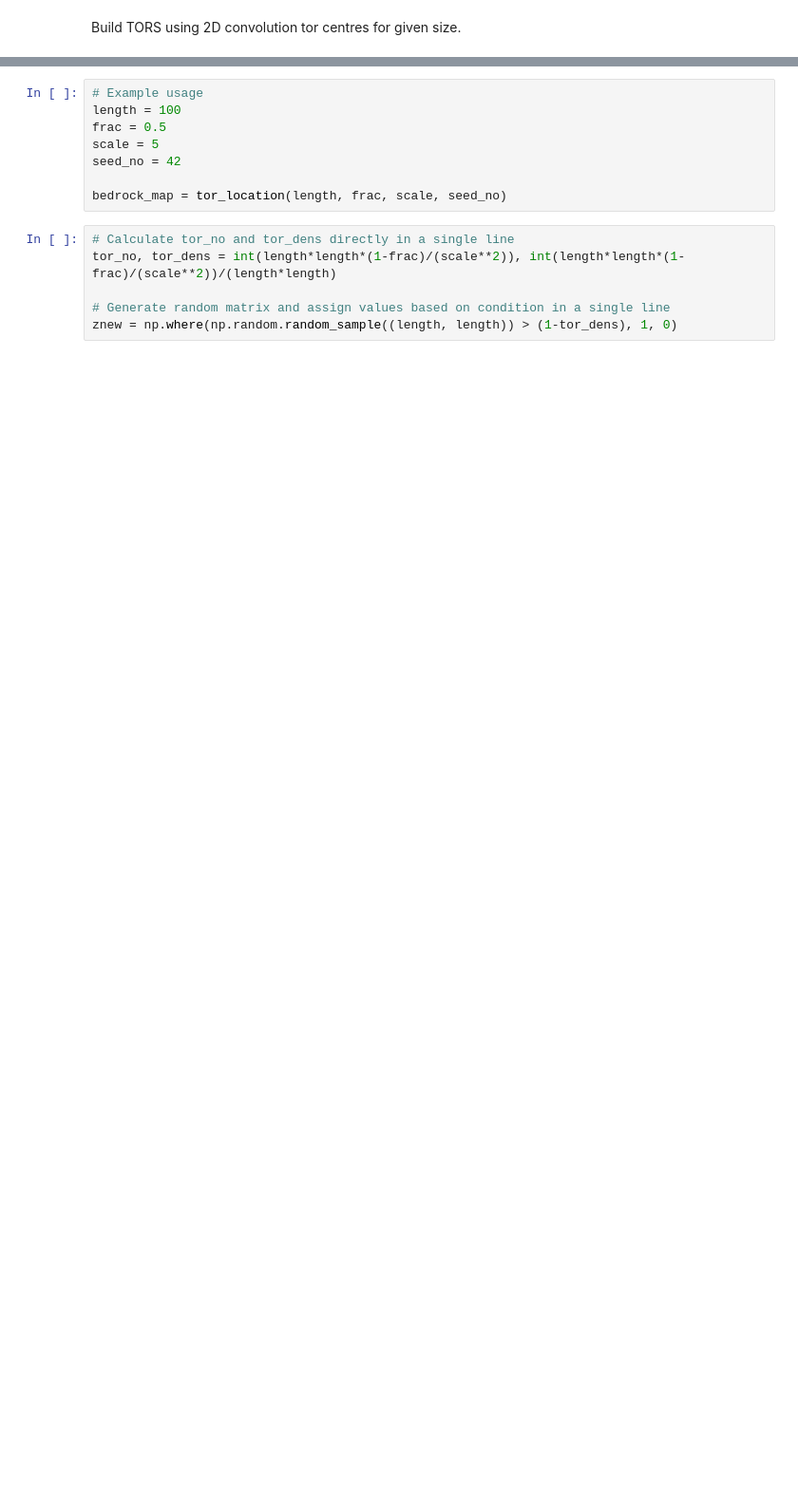
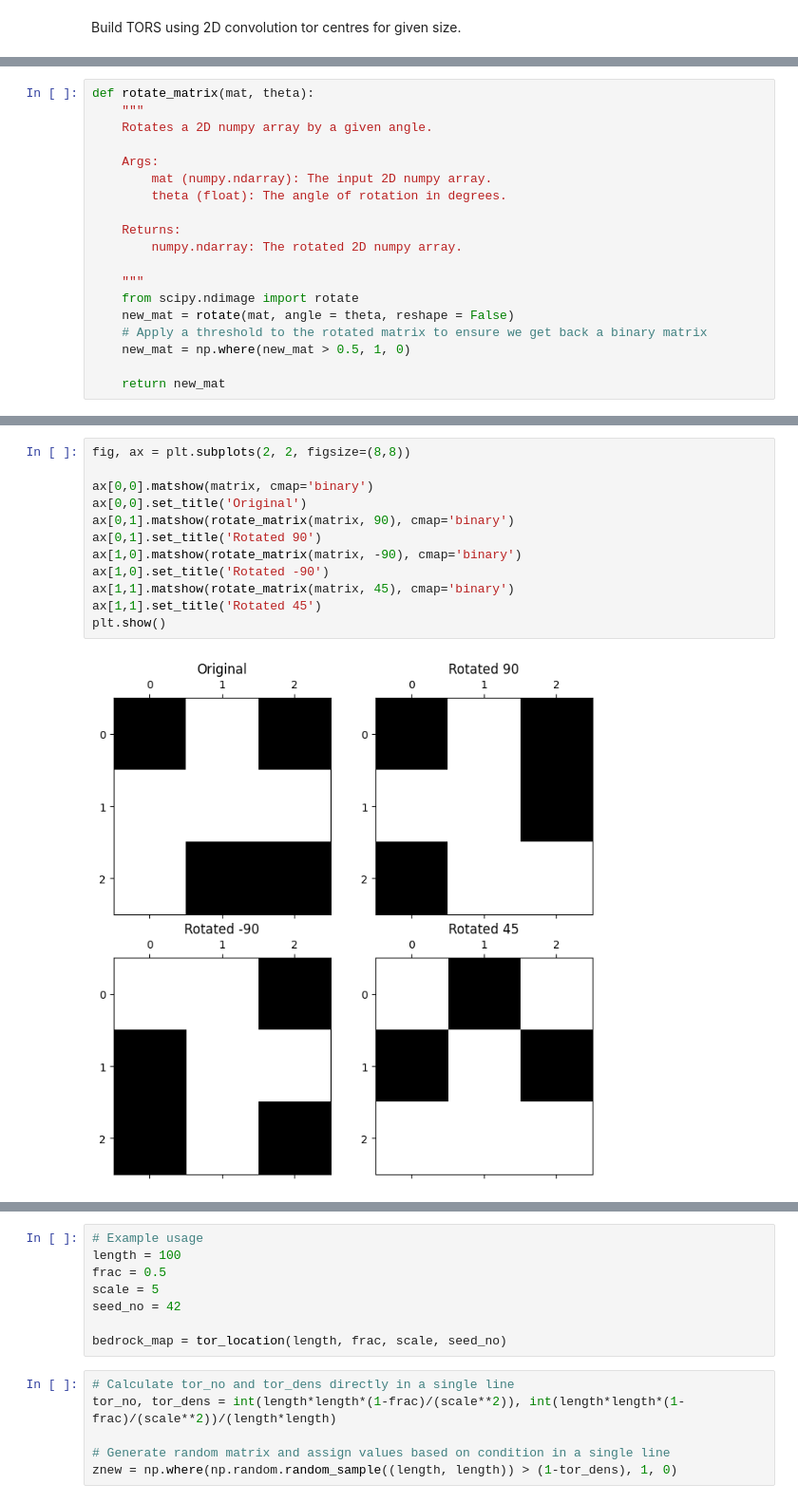
Before and after one commit to daltonkw/bedrock-mapping-accuracy, a Jupyter notebook: Notes_Original.ipynb, the cells around one changed output, grey strips where cells are left out. Shown: that part at 95% size. Saved outputs shown, nothing was run; the diff lists cells and outputs as text; blank space fills up the shorter version.

```diff
--- a/Notes_Original.ipynb
+++ b/Notes_Original.ipynb
@@ -157,0 +188,19 @@ plt.show()
+# %%
+def rotate_matrix(mat, theta):
+    """
+    Rotates a 2D numpy array by a given angle.
+
+    Args:
+        mat (numpy.ndarray): The input 2D numpy array.
+        theta (float): The angle of rotation in degrees.
+
+    Returns:
+        numpy.ndarray: The rotated 2D numpy array.
+
+    """
+    from scipy.ndimage import rotate
+    new_mat = rotate(mat, angle = theta, reshape = False)
+    # Apply a threshold to the rotated matrix to ensure we get back a binary matrix
+    new_mat = np.where(new_mat > 0.5, 1, 0)
+
+    return new_mat
@@ -157,0 +213,14 @@ plt.show()
+# %%
+fig, ax = plt.subplots(2, 2, figsize=(8,8))
+
+ax[0,0].matshow(matrix, cmap='binary')
+ax[0,0].set_title('Original')
+ax[0,1].matshow(rotate_matrix(matrix, 90), cmap='binary')
+ax[0,1].set_title('Rotated 90')
+ax[1,0].matshow(rotate_matrix(matrix, -90), cmap='binary')
+ax[1,0].set_title('Rotated -90')
+ax[1,1].matshow(rotate_matrix(matrix, 45), cmap='binary')
+ax[1,1].set_title('Rotated 45')
+plt.show()
+# %% [output]
+[figure, added]
```
Also changed, not shown: parts of 54 cells of this notebook, 2 other files.
